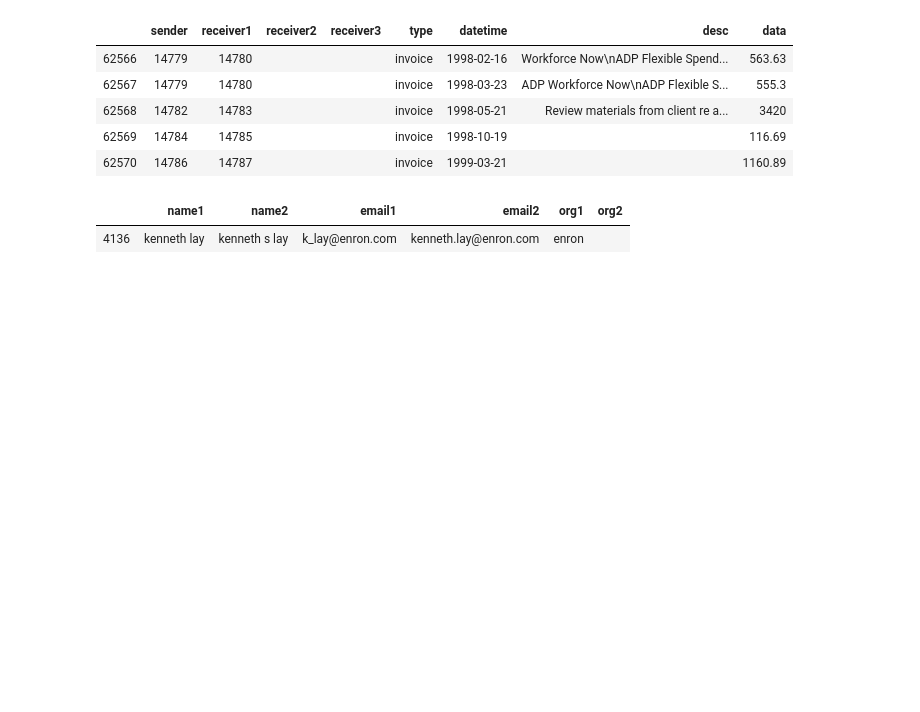
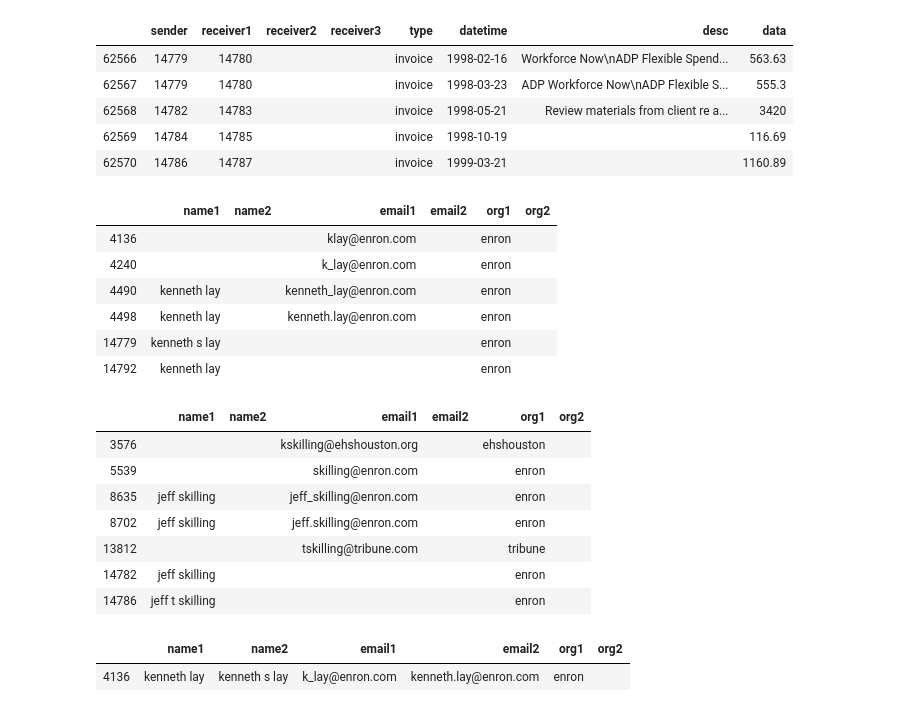
Before and after one commit to q1park/enron-emails, a Jupyter notebook: Example.ipynb, the cells around one changed output. Cells and saved outputs as stored; diff of their text form; code cells hidden in the pictures; blank space fills up the shorter version.

```diff
--- a/Example.ipynb
+++ b/Example.ipynb
@@ -324,4 +245,24 @@ graph.edges[graph.edges.type=='invoice'].head()
 | 62568 | 14782 | 14783 |  |  | invoice | 1998-05-21 | Review materials from client re a... | 3420 |
 | 62569 | 14784 | 14785 |  |  | invoice | 1998-10-19 |  | 116.69 |
 | 62570 | 14786 | 14787 |  |  | invoice | 1999-03-21 |  | 1160.89 |
+# %%
+finder = graph.search_names('kenneth lay, jeff skilling')
+graph.nodes.loc[finder[0]]
+graph.nodes.loc[finder[1]]
+# %% [output]
+|  | name1 | name2 | email1 | email2 | org1 | org2 |
+| 4136 |  |  | klay@enron.com |  | enron |  |
+| 4240 |  |  | k_lay@enron.com |  | enron |  |
+| 4490 | kenneth lay |  | kenneth_lay@enron.com |  | enron |  |
+| 4498 | kenneth lay |  | kenneth.lay@enron.com |  | enron |  |
+| 14779 | kenneth s lay |  |  |  | enron |  |
+| 14792 | kenneth lay |  |  |  | enron |  |
+|  | name1 | name2 | email1 | email2 | org1 | org2 |
+| 3576 |  |  | kskilling@ehshouston.org |  | ehshouston |  |
+| 5539 |  |  | skilling@enron.com |  | enron |  |
+| 8635 | jeff skilling |  | jeff_skilling@enron.com |  | enron |  |
+| 8702 | jeff skilling |  | jeff.skilling@enron.com |  | enron |  |
+| 13812 |  |  | tskilling@tribune.com |  | tribune |  |
+| 14782 | jeff skilling |  |  |  | enron |  |
+| 14786 | jeff t skilling |  |  |  | enron |  |
 # %%
```
Also changed, not shown: parts of 16 cells of this notebook, 2 other files.
